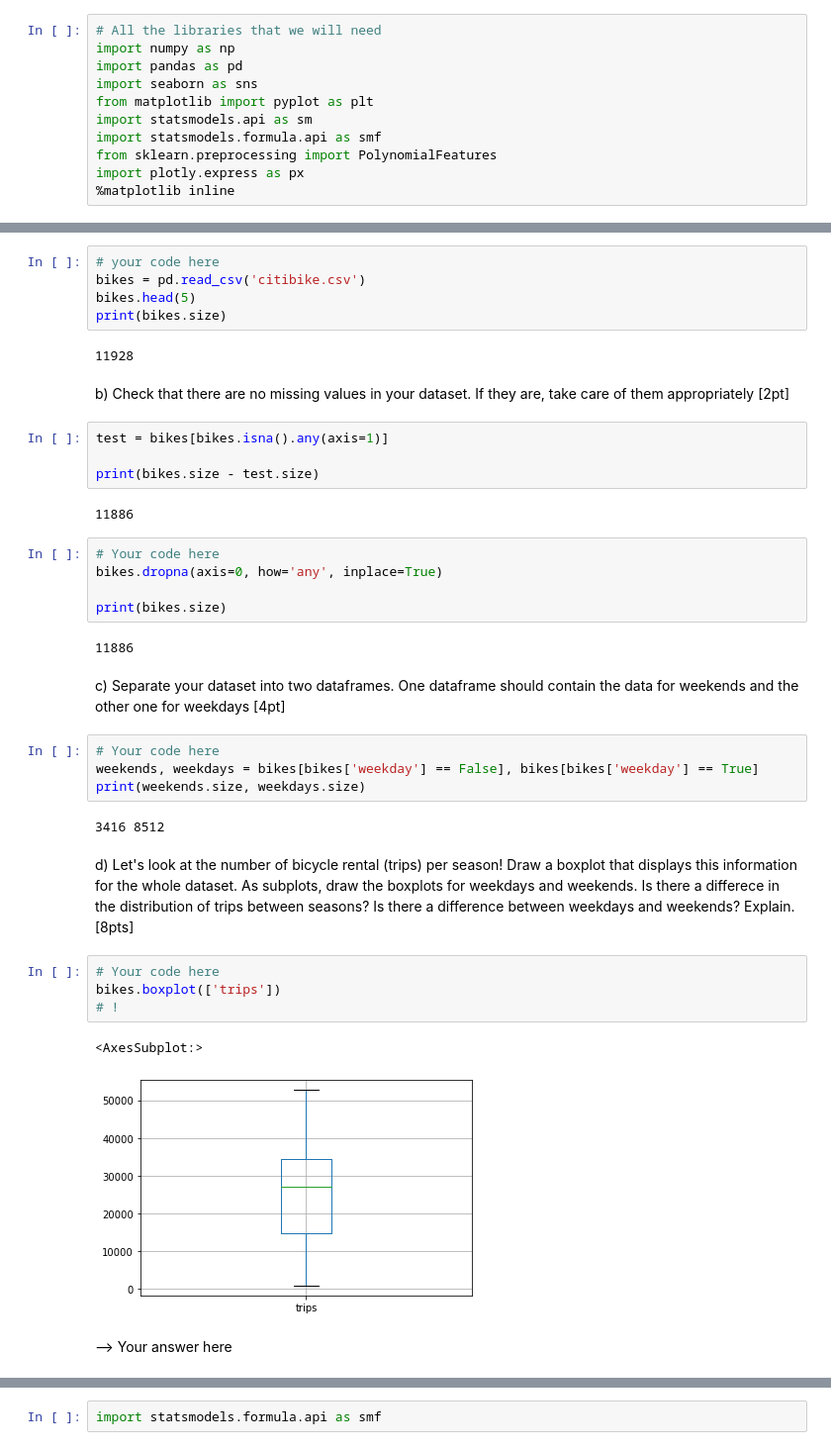
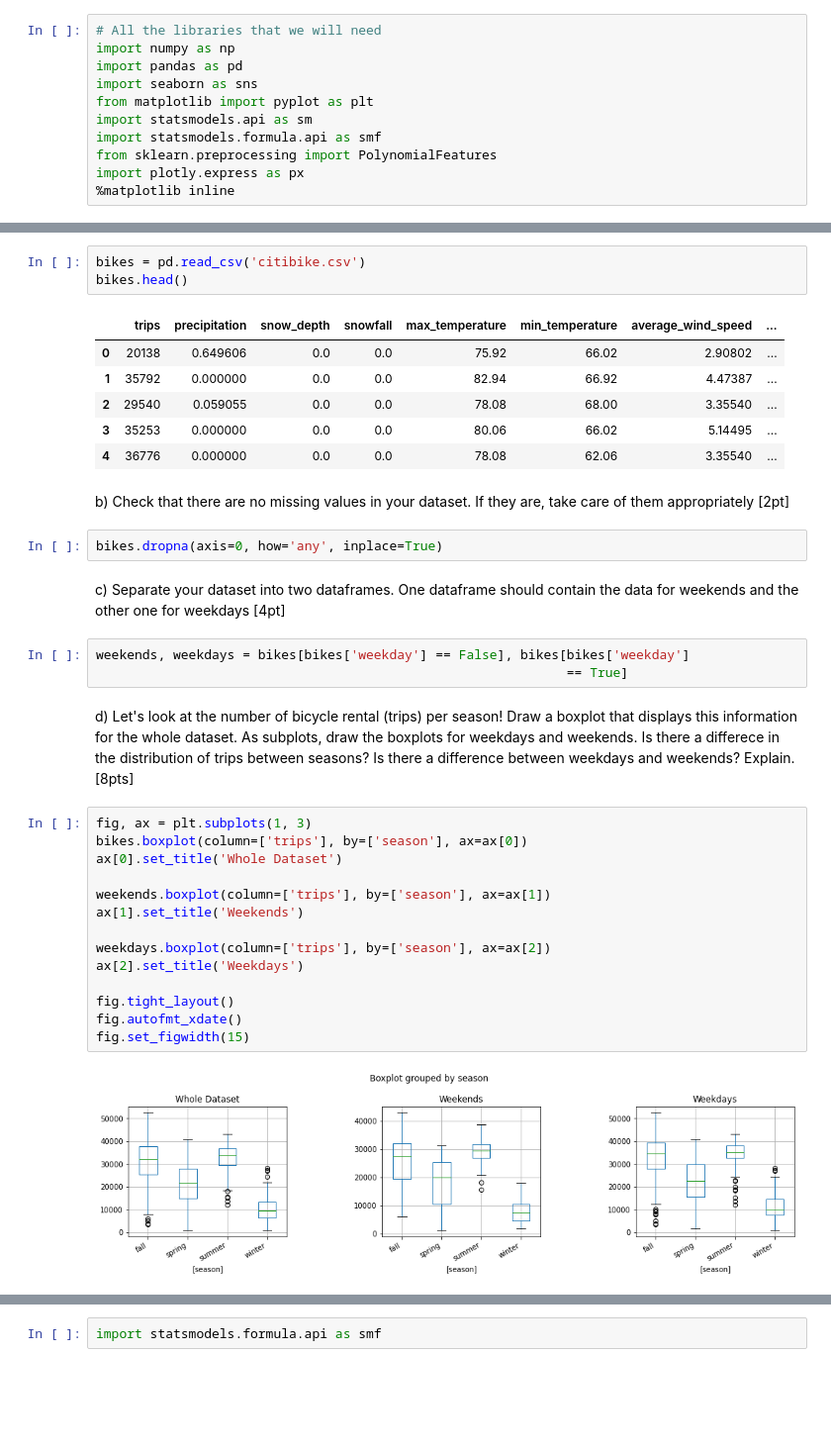
Before and after one commit to ivanisakov99/CS506, a Jupyter notebook: HW/5. Linear Regression/homework5.ipynb, the cells around one changed output, grey strips where cells are left out. Shown: that part at 99% size. Drawn from its saved outputs; the diff is of its cells as text; blank space fills up the shorter version.

```diff
--- a/HW/5. Linear Regression/homework5.ipynb
+++ b/HW/5. Linear Regression/homework5.ipynb
@@ -43,43 +43,39 @@ Let's start by loading and pre-processing our dataset.
 
 a) Load the `bikes` dataset into a dataframe called `bikes`, and print the first five rows [2pt]
 # %%
-# your code here
 bikes = pd.read_csv('citibike.csv')
-bikes.head(5)
-print(bikes.size)
+bikes.head()
 # %% [output]
-11928
+|  | trips | precipitation | snow_depth | snowfall | max_temperature | min_temperature | average_wind_speed | ... |
+| 0 | 20138 | 0.649606 | 0.0 | 0.0 | 75.92 | 66.02 | 2.90802 | ... |
+| 1 | 35792 | 0.000000 | 0.0 | 0.0 | 82.94 | 66.92 | 4.47387 | ... |
+| 2 | 29540 | 0.059055 | 0.0 | 0.0 | 78.08 | 68.00 | 3.35540 | ... |
+| 3 | 35253 | 0.000000 | 0.0 | 0.0 | 80.06 | 66.02 | 5.14495 | ... |
+| 4 | 36776 | 0.000000 | 0.0 | 0.0 | 78.08 | 62.06 | 3.35540 | ... |
 # %% [markdown]
 b) Check that there are no missing values in your dataset. If they are, take care of them appropriately [2pt]
-# %%
-test = bikes[bikes.isna().any(axis=1)]
-
-print(bikes.size - test.size)
-# %% [output]
-11886
 # %%
-# Your code here
 bikes.dropna(axis=0, how='any', inplace=True)
-
-print(bikes.size)
-# %% [output]
-11886
 # %% [markdown]
 c) Separate your dataset into two dataframes. One dataframe should contain the data for weekends and the other one for weekdays [4pt]
 # %%
-# Your code here
-weekends, weekdays = bikes[bikes['weekday'] == False], bikes[bikes['weekday'] == True]
-print(weekends.size, weekdays.size)
+weekends, weekdays = bikes[bikes['weekday'] == False], bikes[bikes['weekday']
+                                                             == True]
-# %% [output]
-3416 8512
 # %% [markdown]
 d) Let's look at the number of bicycle rental (trips) per season! Draw a boxplot that displays this information for the whole dataset. As subplots, draw the boxplots for weekdays and weekends. Is there a differece in the distribution of trips between seasons? Is there a difference between weekdays and weekends? Explain. [8pts]
-# %%
-# Your code here
-bikes.boxplot(['trips'])
-# !
-# %% [output]
-<AxesSubplot:>
-[figure, removed]
-# %% [markdown]
---> Your answer here
+# %%
+fig, ax = plt.subplots(1, 3)
+bikes.boxplot(column=['trips'], by=['season'], ax=ax[0])
+ax[0].set_title('Whole Dataset')
+
+weekends.boxplot(column=['trips'], by=['season'], ax=ax[1])
+ax[1].set_title('Weekends')
+
+weekdays.boxplot(column=['trips'], by=['season'], ax=ax[2])
+ax[2].set_title('Weekdays')
+
+fig.tight_layout()
+fig.autofmt_xdate()
+fig.set_figwidth(15)
+# %% [output]
+[figure, added]
```
Also changed, not shown: parts of 57 cells of this notebook.
